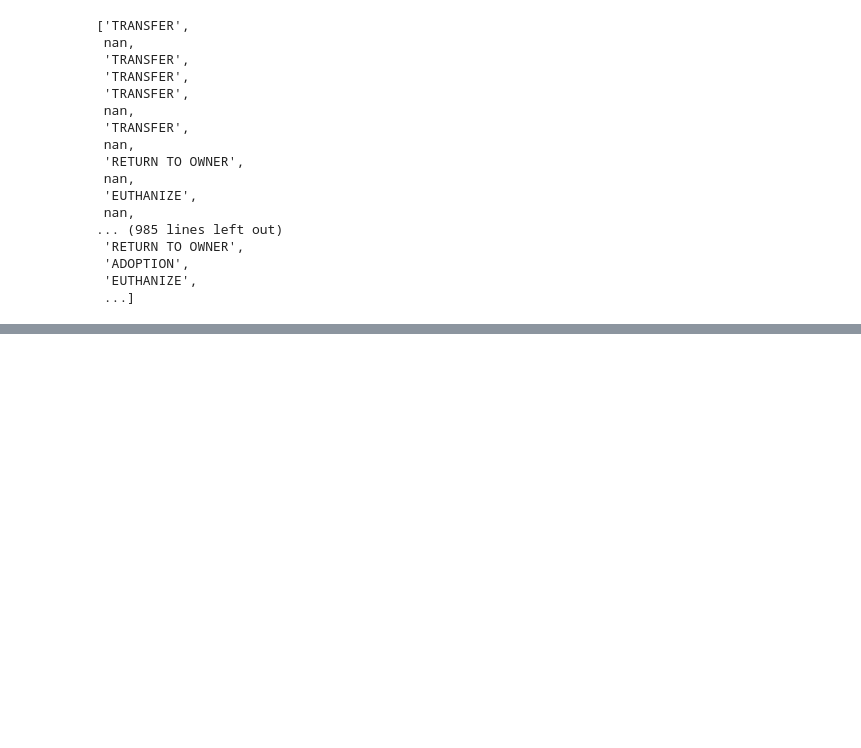
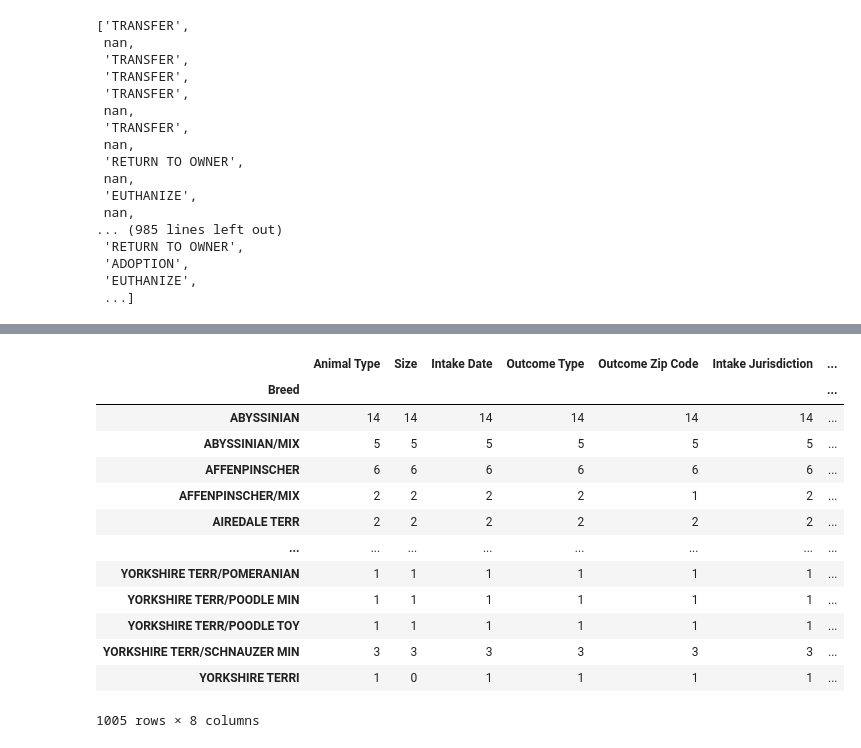
Before and after one commit to kaygar86/team_12_project, a Jupyter notebook: SonomaShelters.ipynb, the cells around one changed output, grey strips where cells are left out. Cells and saved outputs as stored; diff of their text form; code cells hidden in the pictures; blank space fills up the shorter version.

```diff
--- a/SonomaShelters.ipynb
+++ b/SonomaShelters.ipynb
@@ -141,0 +147,18 @@ SyntaxError: invalid syntax (778546125.py, line 1)
+# %%
+breed_count = filtered_df.groupby(["Breed"]).count()
+breed_count
+# %% [output]
+|  | Animal Type | Size | Intake Date | Outcome Type | Outcome Zip Code | Intake Jurisdiction | ... |
+| Breed |  |  |  |  |  |  | ... |
+| ABYSSINIAN | 14 | 14 | 14 | 14 | 14 | 14 | ... |
+| ABYSSINIAN/MIX | 5 | 5 | 5 | 5 | 5 | 5 | ... |
+| AFFENPINSCHER | 6 | 6 | 6 | 6 | 6 | 6 | ... |
+| AFFENPINSCHER/MIX | 2 | 2 | 2 | 2 | 1 | 2 | ... |
+| AIREDALE TERR | 2 | 2 | 2 | 2 | 2 | 2 | ... |
+| ... | ... | ... | ... | ... | ... | ... | ... |
+| YORKSHIRE TERR/POMERANIAN | 1 | 1 | 1 | 1 | 1 | 1 | ... |
+| YORKSHIRE TERR/POODLE MIN | 1 | 1 | 1 | 1 | 1 | 1 | ... |
+| YORKSHIRE TERR/POODLE TOY | 1 | 1 | 1 | 1 | 1 | 1 | ... |
+| YORKSHIRE TERR/SCHNAUZER MIN | 3 | 3 | 3 | 3 | 3 | 3 | ... |
+| YORKSHIRE TERRI | 1 | 0 | 1 | 1 | 1 | 1 | ... |
+1005 rows × 8 columns
```
Also changed, not shown: parts of 3 cells of this notebook.
